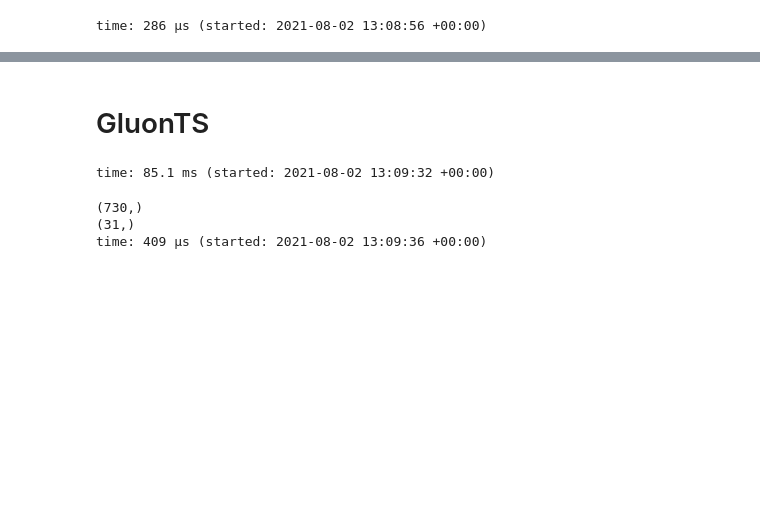
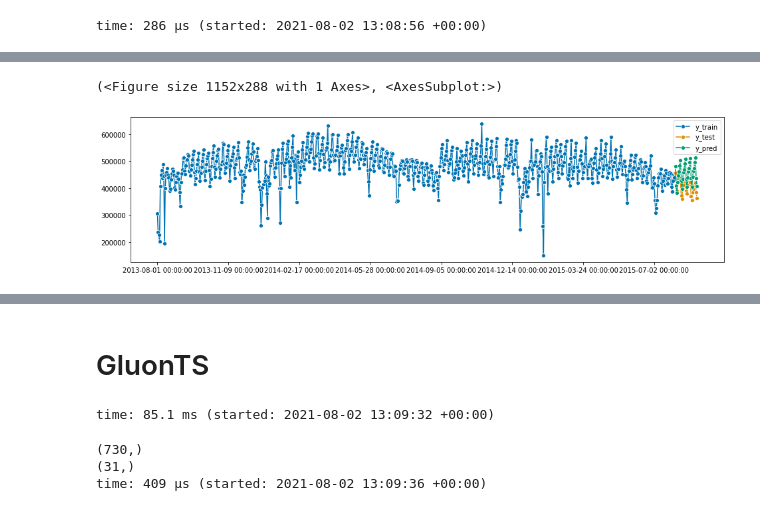
Before and after one commit to Data-drone/timeseries_mlflow, a Jupyter notebook: TimeSeries Forecast.ipynb, the cells around one changed output, grey strips where cells are left out. Saved outputs shown, nothing was run; the diff lists cells and outputs as text; code cells hidden in the pictures; blank space fills up the shorter version.

```diff
--- a/TimeSeries Forecast.ipynb
+++ b/TimeSeries Forecast.ipynb
@@ -419,0 +482,4 @@ time: 146 ms (started: 2021-08-02 13:09:10 +00:00)
+# %%
+tbats_forecaster = TBATS(sp=7, use_trend=True, use_box_cox=True)
+tbats_forecaster.fit(train_skt_df)
+y_pred = tbats_forecaster.predict(fh_period)
@@ -419,0 +488,5 @@ time: 146 ms (started: 2021-08-02 13:09:10 +00:00)
+# %%
+plot_series(train_skt_df, val_skt_df, y_pred, labels=["y_train", "y_test", "y_pred"])
+# %% [output]
+(<Figure size 1152x288 with 1 Axes>, <AxesSubplot:>)
+[figure, added]
```
Also changed, not shown: parts of 19 cells of this notebook.
